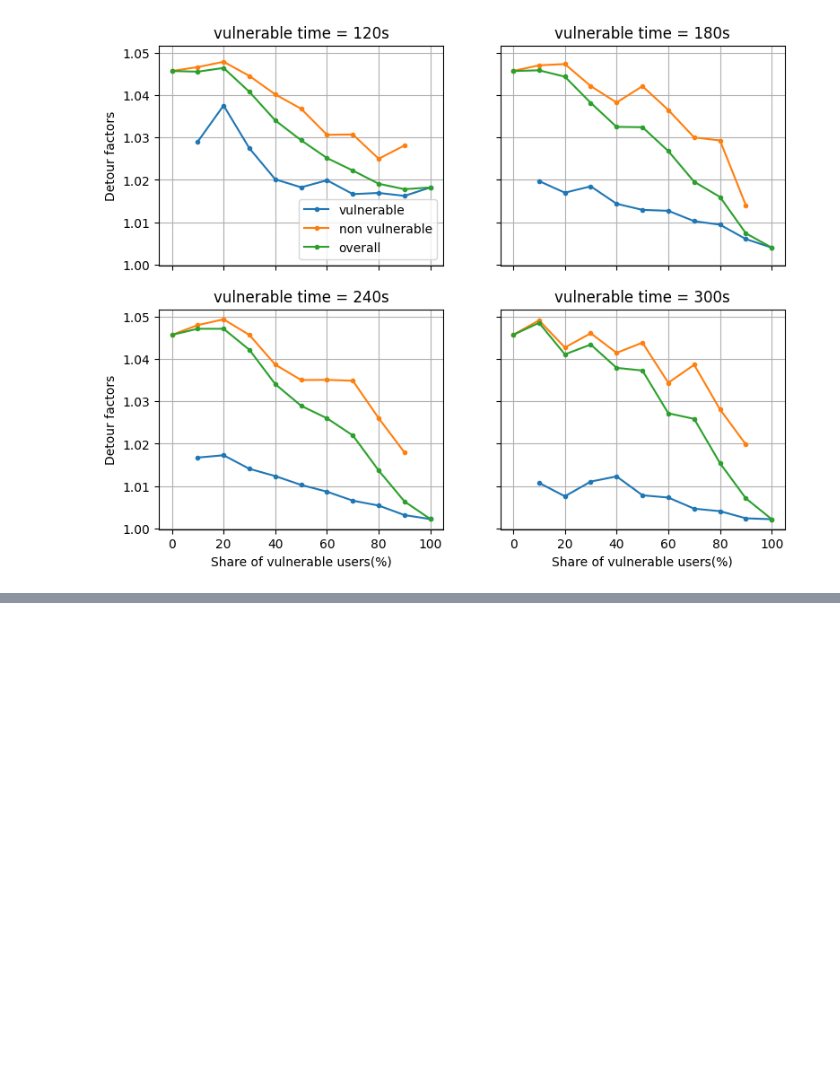
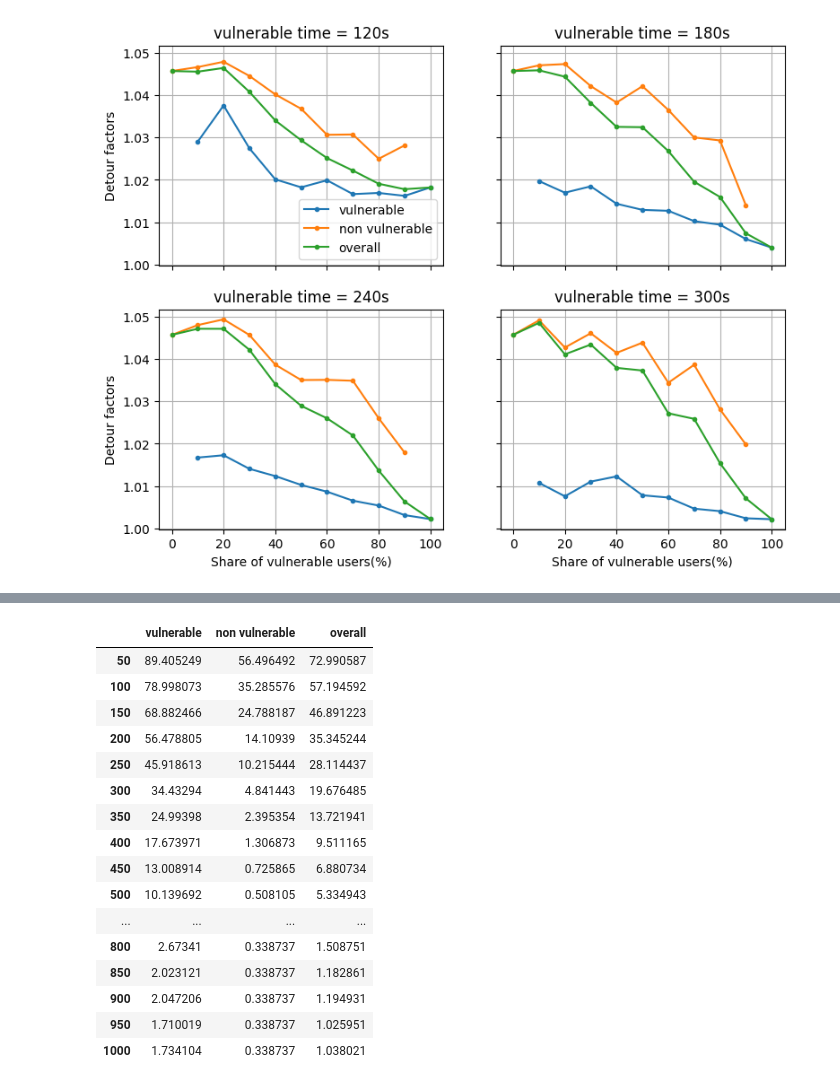
Before and after one commit to tkchouaki/inclusive-ccam, a Jupyter notebook: Analysis.ipynb, the cells around one changed output, grey strips where cells are left out. Cells and saved outputs as stored; diff of their text form; code cells hidden in the pictures; blank space fills up the shorter version.

```diff
--- a/Analysis.ipynb
+++ b/Analysis.ipynb
@@ -153,0 +199,20 @@ plt.show()
+# %%
+rejection_rates
+# %% [output]
+|  | vulnerable | non vulnerable | overall |
+| 50 | 89.405249 | 56.496492 | 72.990587 |
+| 100 | 78.998073 | 35.285576 | 57.194592 |
+| 150 | 68.882466 | 24.788187 | 46.891223 |
+| 200 | 56.478805 | 14.10939 | 35.345244 |
+| 250 | 45.918613 | 10.215444 | 28.114437 |
+| 300 | 34.43294 | 4.841443 | 19.676485 |
+| 350 | 24.99398 | 2.395354 | 13.721941 |
+| 400 | 17.673971 | 1.306873 | 9.511165 |
+| 450 | 13.008914 | 0.725865 | 6.880734 |
+| 500 | 10.139692 | 0.508105 | 5.334943 |
+| ... | ... | ... | ... |
+| 800 | 2.67341 | 0.338737 | 1.508751 |
+| 850 | 2.023121 | 0.338737 | 1.182861 |
+| 900 | 2.047206 | 0.338737 | 1.194931 |
+| 950 | 1.710019 | 0.338737 | 1.025951 |
+| 1000 | 1.734104 | 0.338737 | 1.038021 |
```
Also changed, not shown: parts of 3 cells of this notebook.
